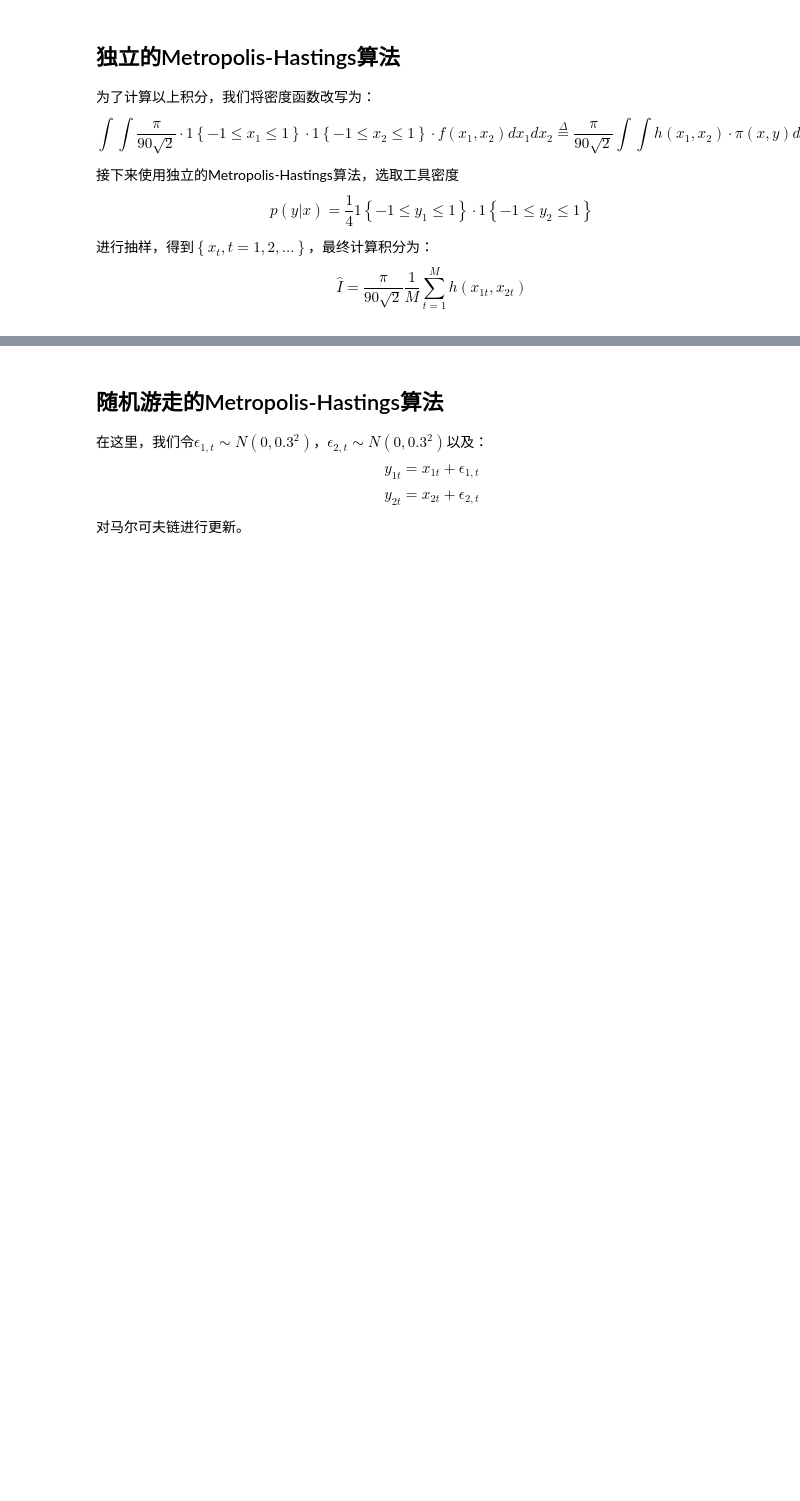
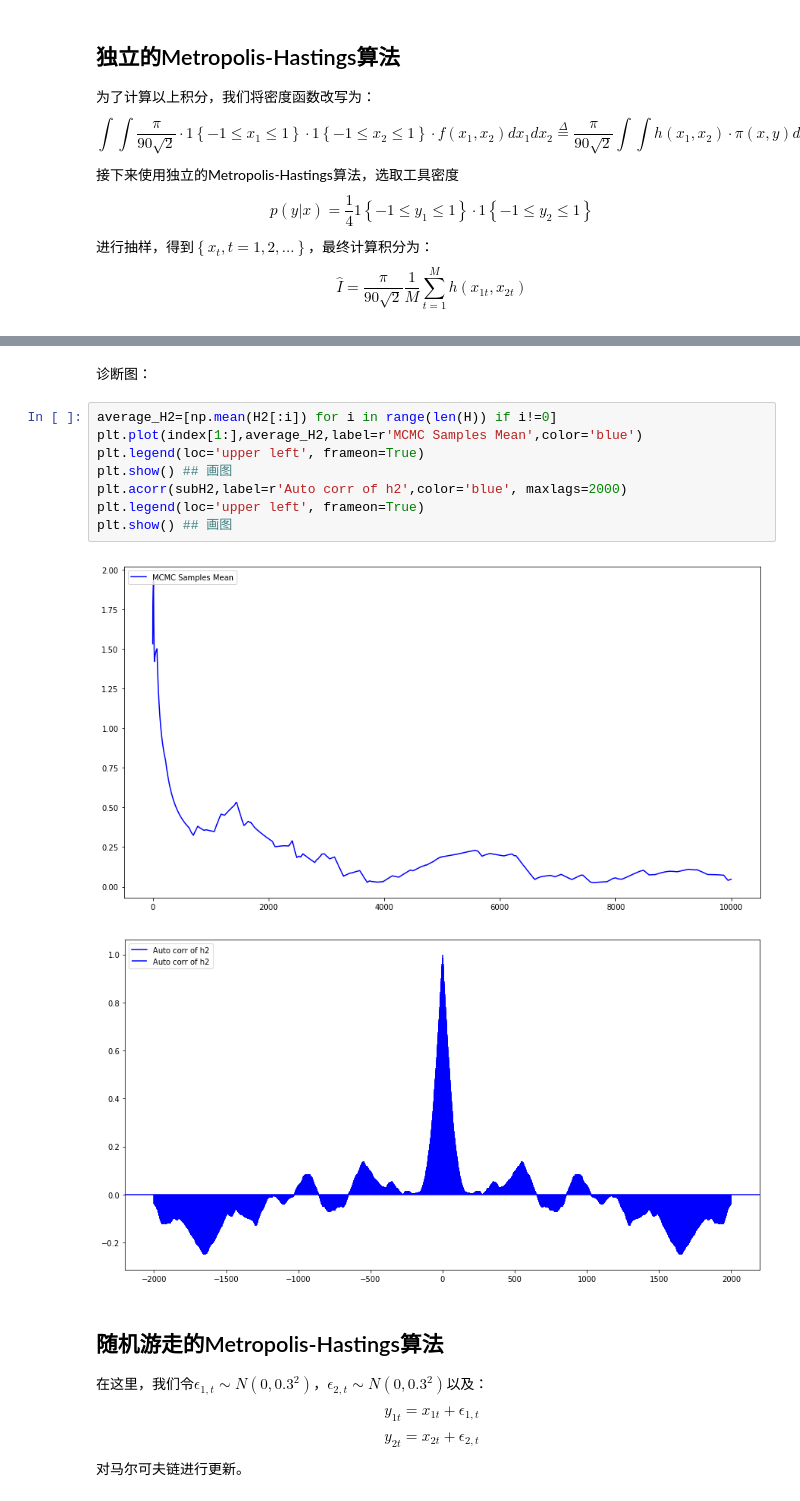
Before and after one commit to sijichun/MathStatsCode, a Jupyter notebook: notebook_python/MonteCarlo.ipynb, the cells around one changed output, grey strips where cells are left out. Saved outputs shown, nothing was run; the diff lists cells and outputs as text; blank space fills up the shorter version.

```diff
--- a/notebook_python/MonteCarlo.ipynb
+++ b/notebook_python/MonteCarlo.ipynb
@@ -209,3 +209,16 @@ Intgral2= 0.00281356876305
+# %% [markdown]
+诊断图：
+# %%
+average_H2=[np.mean(H2[:i]) for i in range(len(H)) if i!=0]
+plt.plot(index[1:],average_H2,label=r'MCMC Samples Mean',color='blue')
+plt.legend(loc='upper left', frameon=True)
+plt.show() ## 画图
+plt.acorr(subH2,label=r'Auto corr of h2',color='blue', maxlags=2000)
+plt.legend(loc='upper left', frameon=True)
+plt.show() ## 画图
+# %% [output]
+[figure, added]
+[figure, added]
 # %% [markdown]
 ## 随机游走的Metropolis-Hastings算法
 在这里，我们令$\epsilon_{1,t}\sim N\left(0,0.3^{2}\right)$，$\epsilon_{2,t}\sim N\left(0,0.3^{2}\right)$以及：$$y_{1t}=x_{1t}+\epsilon_{1,t}$$ $$y_{2t}=x_{2t}+\epsilon_{2,t}$$
```
Also changed, not shown: parts of 19 cells of this notebook, 3 other files.
